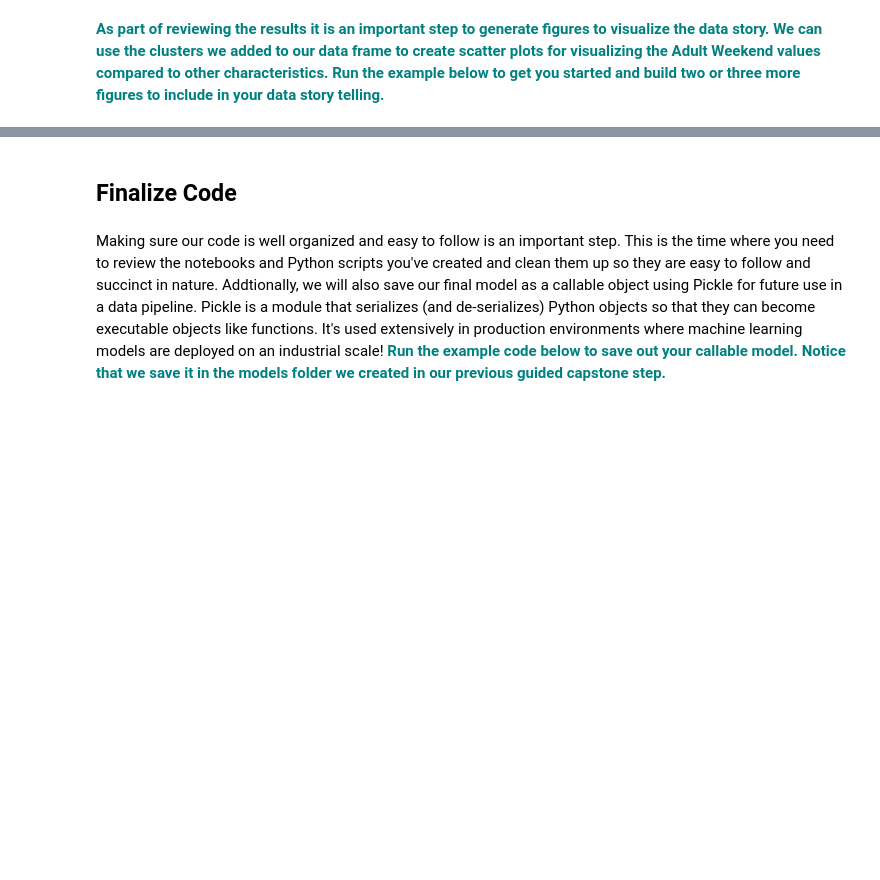
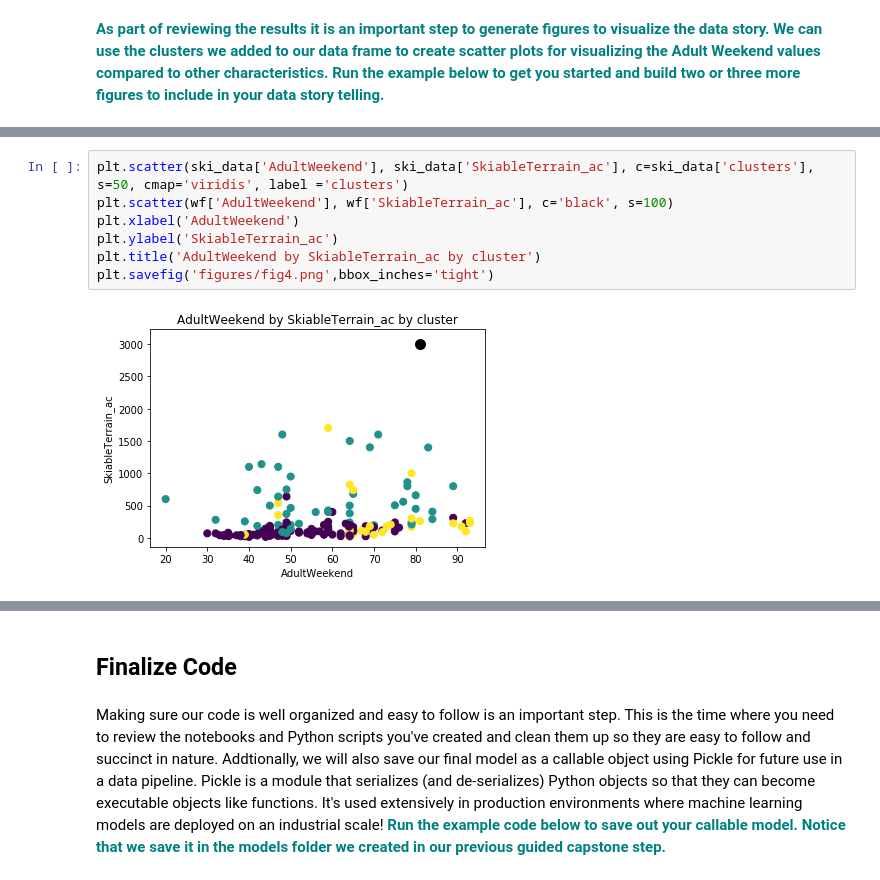
Before and after one commit to DanielTman/Guided-Capstone, a Jupyter notebook: Documentation/Notebook_stepsix.ipynb, the cells around one changed output, grey strips where cells are left out. Drawn from its saved outputs; the diff is of its cells as text; blank space fills up the shorter version.

```diff
--- a/Documentation/Notebook_stepsix.ipynb
+++ b/Documentation/Notebook_stepsix.ipynb
@@ -134,0 +134,9 @@ plt.savefig('figures/fig1.png',bbox_inches='tight')
+# %%
+plt.scatter(ski_data['AdultWeekend'], ski_data['SkiableTerrain_ac'], c=ski_data['clusters'], s=50, cmap='viridis', label ='clusters')
+plt.scatter(wf['AdultWeekend'], wf['SkiableTerrain_ac'], c='black', s=100)
+plt.xlabel('AdultWeekend')
+plt.ylabel('SkiableTerrain_ac')
+plt.title('AdultWeekend by SkiableTerrain_ac by cluster')
+plt.savefig('figures/fig4.png',bbox_inches='tight')
+# %% [output]
+[figure, added]
```
Also changed, not shown: parts of 13 cells of this notebook.
